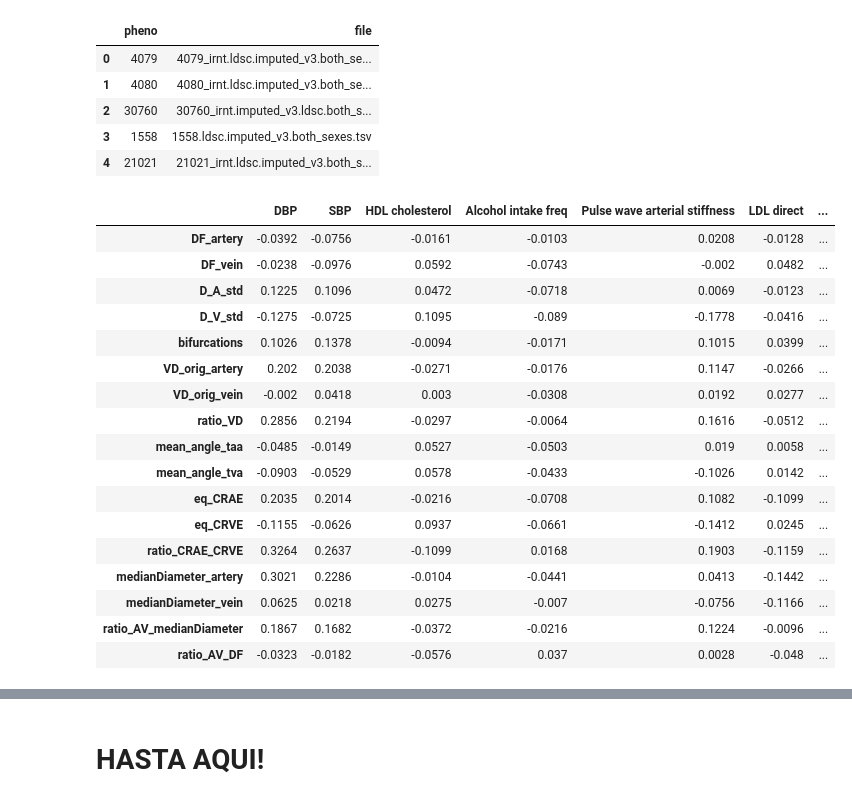
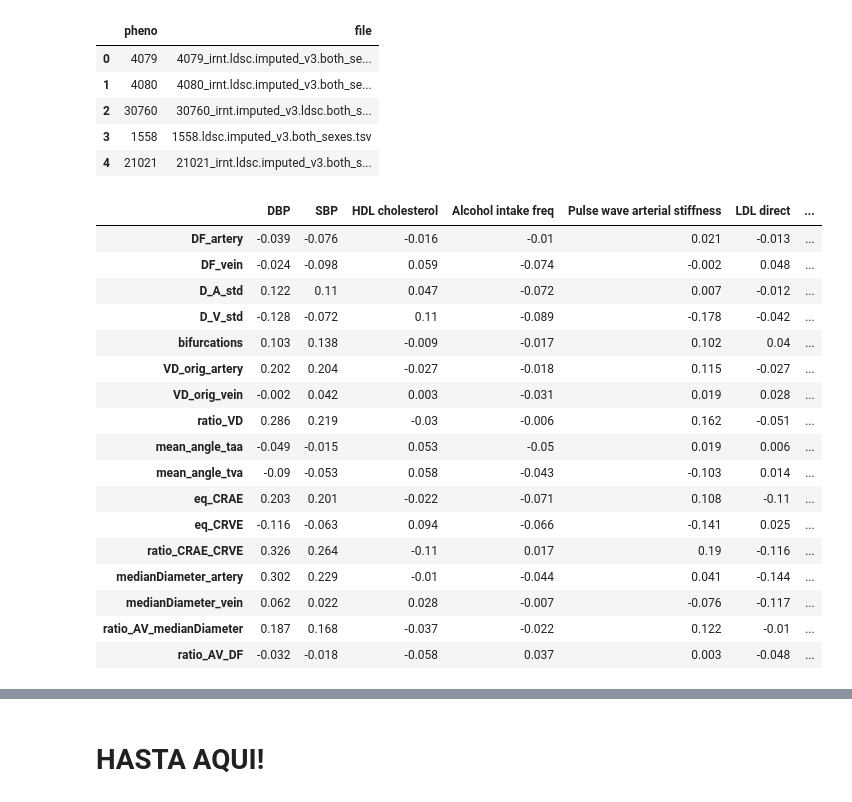
Before and after one commit to BergmannLab/retina-phenotypes, a Jupyter notebook: complementary/GWAS_postprocessing/ldsr_correlation/gcorr_diseases_ldsr.ipynb, the cells around one changed output, grey strips where cells are left out. Drawn from its saved outputs; the diff is of its cells as text; code cells hidden in the pictures.

```diff
--- a/complementary/GWAS_postprocessing/ldsr_correlation/gcorr_diseases_ldsr.ipynb
+++ b/complementary/GWAS_postprocessing/ldsr_correlation/gcorr_diseases_ldsr.ipynb
@@ -144,6 +144,12 @@ traits_reduced = list(diseases_traits.keys())
 
 
 traits_phenos = ["DF_artery" , "DF_vein" , "D_A_std" , "D_V_std" ,
+                    "bifurcations" , "VD_orig_artery" , "VD_orig_vein" , "ratio_VD" ,
+                    "mean_angle_taa" , "mean_angle_tva" , "eq_CRAE" , "eq_CRVE" ,
+                     "ratio_CRAE_CRVE", "medianDiameter_artery" , "medianDiameter_vein" ,
+                 "ratio_AV_medianDiameter", "ratio_AV_DF"]
+
+traits_phenos_new= ["DF_artery" , "DF_vein" , "D_A_std" , "D_V_std" ,
                     "bifurcations" , "VD_orig_artery" , "VD_orig_vein" , "ratio_VD" ,
                     "mean_angle_taa" , "mean_angle_tva" , "eq_CRAE" , "eq_CRVE" ,
                      "ratio_CRAE_CRVE", "medianDiameter_artery" , "medianDiameter_vein" ,
@@ -185,14 +191,14 @@ def read_ldsr(traits_files, traits_col_index):
                     #print(line)
                     split = line.split()
                     if('gencov:' in split):
-                        df_cov.iloc[i][j] = float(split[ split.index('gencov:') +1 ])
-                        df_cov.iloc[j][i] = float(split[ split.index('gencov:') +1 ])
+                        df_cov.iloc[i][j] = round(float(split[ split.index('gencov:') +1 ]),3)
+                        df_cov.iloc[j][i] = round(float(split[ split.index('gencov:') +1 ]),3)
                         #print(split)
                     if('Correlation:' in split):
                         #print(line)
                         #print(split)
-                        df_corr.iloc[i][j] = float(split[ split.index('Correlation:') +1 ])
-                        df_corr.iloc[j][i] = float(split[ split.index('Correlation:') +1 ])
+                        df_corr.iloc[i][j] = round(float(split[ split.index('Correlation:') +1 ]),3)
+                        df_corr.iloc[j][i] = round(float(split[ split.index('Correlation:') +1 ]),3)
                         #print(array2)
                         #print(split )
                         #print( df_corr.iloc[i][j], float(split[ split.index('Correlation:') +1 ]) )
@@ -203,37 +209,38 @@ def read_ldsr(traits_files, traits_col_index):
 
 df_cov, df_corr, df_std2 = read_ldsr(traits_names, traits_col_index)
 # %%
-def rename_col_index(df, l_diseases_old, l_diseases_new):
+def rename_col_index(df, l_diseases_old, l_diseases_new, l_phenos_old, l_phenos_new):
     df.rename(columns=dict(zip(l_diseases_old, l_diseases_new)), inplace=True)
+    df.rename(index=dict(zip(l_diseases_old, l_diseases_new)), inplace=True)
     return df
 
-def detele_col_index(df, l_cols_delete, l_rows_delete, l_diseases_new):
+def detele_col_index(df, l_cols_delete, l_rows_delete, l_diseases_new, l_phenos_old, l_phenos_new):
     df=df.drop(columns=l_cols_delete)
     df=df.drop(index=l_rows_delete)
-    df= rename_col_index(df, l_rows_delete, l_diseases_new)
+    df= rename_col_index(df, l_rows_delete, l_diseases_new, l_phenos_old, l_phenos_new)
 
     return df
 
 
-df_corr_simpl= detele_col_index(df_corr, traits_phenos, traits_reduced, list(diseases_traits.values()))
-df_std_simpl = detele_col_index(df_std2,  traits_phenos, traits_reduced, list(diseases_traits.values()))
+df_corr_simpl= detele_col_index(df_corr, traits_phenos, traits_reduced, list(diseases_traits.values()),traits_phenos, traits_phenos_new)
+df_std_simpl = detele_col_index(df_std2,  traits_phenos, traits_reduced, list(diseases_traits.values()), traits_phenos, traits_phenos_new)
 df_corr_simpl
 # %% [output]
 |  | DBP | SBP | HDL cholesterol | Alcohol intake freq | Pulse wave arterial stiffness | LDL direct | ... |
-| DF_artery | -0.0392 | -0.0756 | -0.0161 | -0.0103 | 0.0208 | -0.0128 | ... |
-| DF_vein | -0.0238 | -0.0976 | 0.0592 | -0.0743 | -0.002 | 0.0482 | ... |
-| D_A_std | 0.1225 | 0.1096 | 0.0472 | -0.0718 | 0.0069 | -0.0123 | ... |
-| D_V_std | -0.1275 | -0.0725 | 0.1095 | -0.089 | -0.1778 | -0.0416 | ... |
-| bifurcations | 0.1026 | 0.1378 | -0.0094 | -0.0171 | 0.1015 | 0.0399 | ... |
-| VD_orig_artery | 0.202 | 0.2038 | -0.0271 | -0.0176 | 0.1147 | -0.0266 | ... |
-| VD_orig_vein | -0.002 | 0.0418 | 0.003 | -0.0308 | 0.0192 | 0.0277 | ... |
-| ratio_VD | 0.2856 | 0.2194 | -0.0297 | -0.0064 | 0.1616 | -0.0512 | ... |
-| mean_angle_taa | -0.0485 | -0.0149 | 0.0527 | -0.0503 | 0.019 | 0.0058 | ... |
-| mean_angle_tva | -0.0903 | -0.0529 | 0.0578 | -0.0433 | -0.1026 | 0.0142 | ... |
-| eq_CRAE | 0.2035 | 0.2014 | -0.0216 | -0.0708 | 0.1082 | -0.1099 | ... |
-| eq_CRVE | -0.1155 | -0.0626 | 0.0937 | -0.0661 | -0.1412 | 0.0245 | ... |
-| ratio_CRAE_CRVE | 0.3264 | 0.2637 | -0.1099 | 0.0168 | 0.1903 | -0.1159 | ... |
-| medianDiameter_artery | 0.3021 | 0.2286 | -0.0104 | -0.0441 | 0.0413 | -0.1442 | ... |
-| medianDiameter_vein | 0.0625 | 0.0218 | 0.0275 | -0.007 | -0.0756 | -0.1166 | ... |
-| ratio_AV_medianDiameter | 0.1867 | 0.1682 | -0.0372 | -0.0216 | 0.1224 | -0.0096 | ... |
-| ratio_AV_DF | -0.0323 | -0.0182 | -0.0576 | 0.037 | 0.0028 | -0.048 | ... |
+| DF_artery | -0.039 | -0.076 | -0.016 | -0.01 | 0.021 | -0.013 | ... |
+| DF_vein | -0.024 | -0.098 | 0.059 | -0.074 | -0.002 | 0.048 | ... |
+| D_A_std | 0.122 | 0.11 | 0.047 | -0.072 | 0.007 | -0.012 | ... |
+| D_V_std | -0.128 | -0.072 | 0.11 | -0.089 | -0.178 | -0.042 | ... |
+| bifurcations | 0.103 | 0.138 | -0.009 | -0.017 | 0.102 | 0.04 | ... |
+| VD_orig_artery | 0.202 | 0.204 | -0.027 | -0.018 | 0.115 | -0.027 | ... |
+| VD_orig_vein | -0.002 | 0.042 | 0.003 | -0.031 | 0.019 | 0.028 | ... |
+| ratio_VD | 0.286 | 0.219 | -0.03 | -0.006 | 0.162 | -0.051 | ... |
+| mean_angle_taa | -0.049 | -0.015 | 0.053 | -0.05 | 0.019 | 0.006 | ... |
+| mean_angle_tva | -0.09 | -0.053 | 0.058 | -0.043 | -0.103 | 0.014 | ... |
+| eq_CRAE | 0.203 | 0.201 | -0.022 | -0.071 | 0.108 | -0.11 | ... |
+| eq_CRVE | -0.116 | -0.063 | 0.094 | -0.066 | -0.141 | 0.025 | ... |
+| ratio_CRAE_CRVE | 0.326 | 0.264 | -0.11 | 0.017 | 0.19 | -0.116 | ... |
+| medianDiameter_artery | 0.302 | 0.229 | -0.01 | -0.044 | 0.041 | -0.144 | ... |
+| medianDiameter_vein | 0.062 | 0.022 | 0.028 | -0.007 | -0.076 | -0.117 | ... |
+| ratio_AV_medianDiameter | 0.187 | 0.168 | -0.037 | -0.022 | 0.122 | -0.01 | ... |
+| ratio_AV_DF | -0.032 | -0.018 | -0.058 | 0.037 | 0.003 | -0.048 | ... |
```
Also changed, not shown: parts of 5 cells of this notebook, 3 other files.
